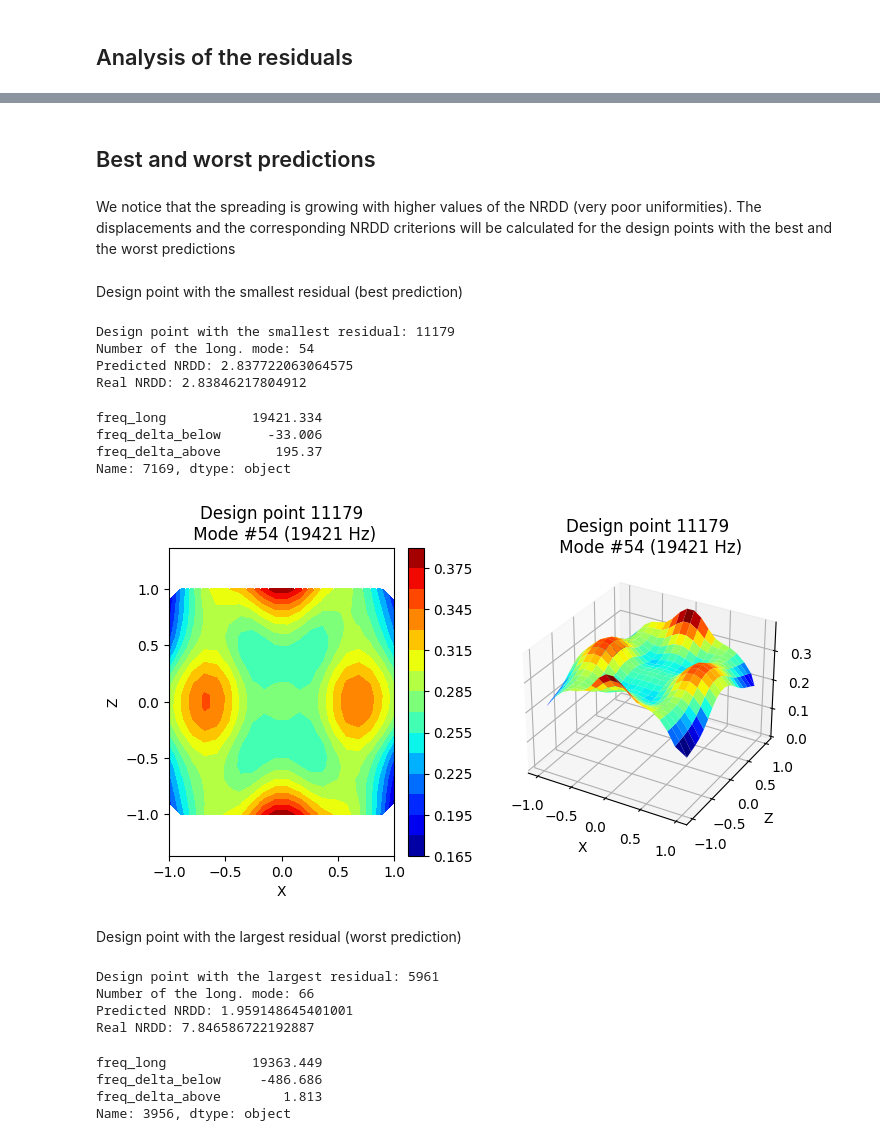
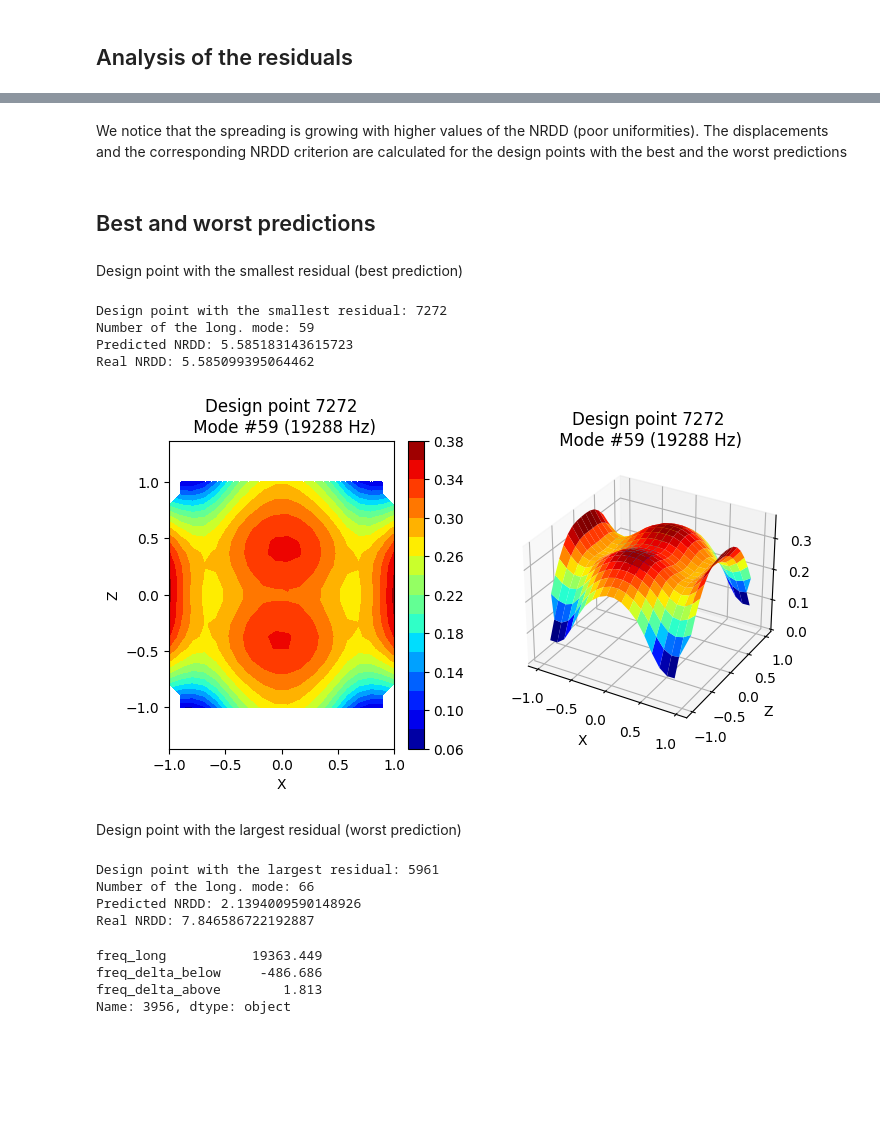
Before and after one commit to francoisbrouet/sep24_cds_int_us-welding, a Jupyter notebook: 6-model_interpretation_03_long_displacements.ipynb, the cells around one changed output, grey strips where cells are left out. Drawn from its saved outputs; the diff is of its cells as text; code cells hidden in the pictures; blank space fills up the shorter version.

```diff
--- a/6-model_interpretation_03_long_displacements.ipynb
+++ b/6-model_interpretation_03_long_displacements.ipynb
@@ -44,12 +42,16 @@ lst_param = df_params.columns.to_list()
 # %%
+# List of geometrical parameters
+lst_param = df_params.columns.to_list()
+
 # Explanatory variables: all slot classes are considered, we add the 4 encoded columns to the selected dataset
 lst_slot_class = lst_param[541:545]
 lst_expl = lst_param[1:4] + lst_param[5:7] + lst_param[8:24] + lst_param[32:34]
 X = df_params[lst_expl + lst_slot_class]
 
 # Target variable is the frequency of the longitudinal mode
-y = df_params[['long_disp_nrdd']]
+y = df_params['long_disp_nrdd']
 
+# Number of explanatory variables
 num_expl = X.shape[1]
 # %%
 X_train, X_test, y_train, y_test = train_test_split(X, y, test_size=0.2, random_state=55)
@@ -61,10 +63,12 @@ scaler = StandardScaler()
 X_train_scaled = scaler.fit_transform(X_train[lst_expl])
 X_train_scaled = pd.concat([pd.DataFrame(X_train_scaled, columns=lst_expl, index=idx_train), X_train[lst_slot_class]], axis=1)
 # %%
-# Apply the power transformer to the NRDD variable: the new variables will be named w to differentiate them from the actual values
+# Apply the power transformer to the NRDD variable: the new variables will be named w to distinguish them from the real values
 transf = PowerTransformer()
-w_train = pd.DataFrame(transf.fit_transform(y_train), index=idx_train)
-w_test = pd.DataFrame(transf.transform(y_test), index=idx_test)
+#w_train = pd.DataFrame(transf.fit_transform(y_train), index=idx_train, columns=['long_disp_nrdd'])
+#w_test = pd.DataFrame(transf.transform(y_test), index=idx_test, columns=['long_disp_nrdd'])
+w_train = transf.fit_transform(y_train.values.reshape(-1, 1))
+w_test = transf.transform(y_test.values.reshape(-1, 1))
 # %% [markdown]
 ## KerasRegressor
 # %% [markdown]
@@ -73,4 +77,5 @@ The tuning of the neural network model gave us the following parameters for the
 nb_neurons = 25
 init_mode = 'normal'
 activation = 'softmax'
+learning_rate = 0.043
 # %% [markdown]
@@ -87,7 +92,7 @@ preprocessor = ColumnTransformer(
 regressor = Sequential()
 regressor.add(Dense(nb_neurons, input_shape=(num_expl,), kernel_initializer=init_mode, activation=activation, name='layer_0'))
 regressor.add(Dense(1, kernel_initializer=init_mode, name='layer_1'))
-regressor.compile(loss='mse', optimizer=Adam(learning_rate=0.043))
+regressor.compile(loss='mse', optimizer=Adam(learning_rate=learning_rate))
 
 # Create the main pipeline
 pipe_tuned_regr = Pipeline(steps=[
@@ -160,5 +165,5 @@ plt.show()
+# %% [markdown]
+We notice that the spreading is growing with higher values of the NRDD (poor uniformities). The displacements and the corresponding NRDD criterion are calculated for the design points with the best and the worst predictions
 # %% [markdown]
 ## Best and worst predictions
-# %% [markdown]
-We notice that the spreading is growing with higher values of the NRDD (very poor uniformities). The displacements and the corresponding NRDD criterions will be calculated for the design points with the best and the worst predictions
 # %%
@@ -251,21 +185,14 @@ print('Number of the long. mode:', mode_no_res_min)
 print('Predicted NRDD:', y_pred_tuned_regr.loc[idx_res_min].item())
 print('Real NRDD:', y_test.loc[idx_res_min].item())
 # %% [output]
-Design point with the smallest residual: 11179
-Number of the long. mode: 54
-Predicted NRDD: 2.837722063064575
-Real NRDD: 2.83846217804912
+Design point with the smallest residual: 7272
+Number of the long. mode: 59
+Predicted NRDD: 5.585183143615723
+Real NRDD: 5.585099395064462
-# %%
-df_params.loc[idx_res_min, ['freq_long', 'freq_delta_below', 'freq_delta_above']]
-# %% [output]
-freq_long           19421.334
-freq_delta_below      -33.006
-freq_delta_above       195.37
-Name: 7169, dtype: object
 # %%
-plot_2d_norm_disp(dp_no_res_min, mode_no_res_min, True);
+plot_2d_norm_disp(df_modes, df_nodes, df_defs, dp_no_res_min, mode_no_res_min, True);
 # %% [output]
-[figure, old version]
+[figure, new version]
 # %% [markdown]
 Design point with the largest residual (worst prediction)
 # %%
@@ -280,6 +207,6 @@ print('Real NRDD:', y_test.loc[idx_res_max].item())
 # %% [output]
 Design point with the largest residual: 5961
 Number of the long. mode: 66
-Predicted NRDD: 1.959148645401001
+Predicted NRDD: 2.1394009590148926
 Real NRDD: 7.846586722192887
 # %%
```
Also changed, not shown: parts of 23 cells of this notebook, 5 other files.
